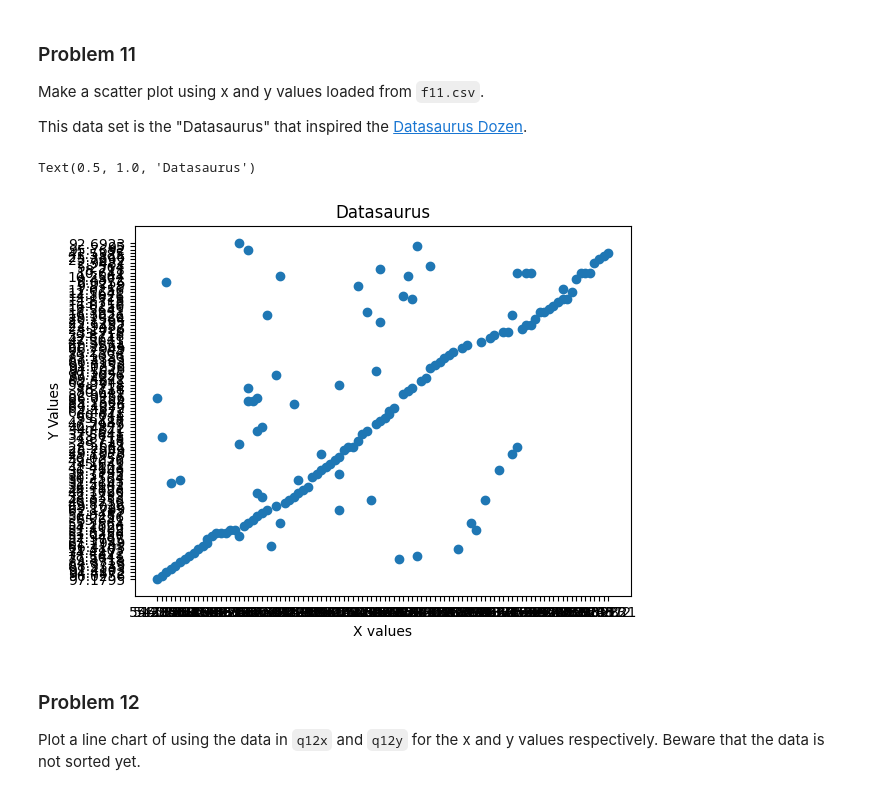
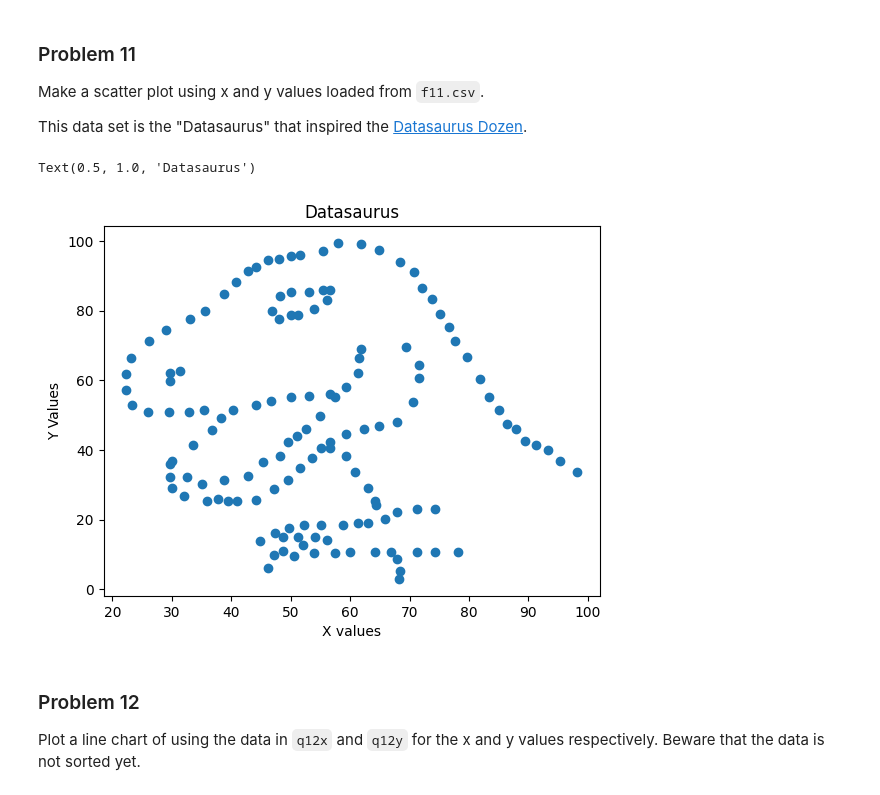
Before and after one commit to bvanson/dx602-homework-05, a Jupyter notebook: homeworTest.ipynb, the cells around one changed output. Drawn from its saved outputs; the diff is of its cells as text; code cells hidden in the pictures.

```diff
--- a/homeworTest.ipynb
+++ b/homeworTest.ipynb
@@ -363,27 +363,27 @@ This data set is the "Datasaurus" that inspired the [Datasaurus Dozen](https://w
 # %%
 # YOUR CHANGES HERE
 
 import csv
 
 x = []
 y = []
 
 with open('f11.csv') as file:
     # get header out of the way
     header = file.readline()
 
     reader = csv.reader(file)
     for row in reader:
-        x.append(row[1])
-        y.append(row[2])
+        x.append(float(row[1]))
+        y.append(float(row[2]))
 
 plt.scatter(x,y)
 plt.xlabel('X values')
 plt.ylabel('Y Values')
 plt.title('Datasaurus')
 # %% [output]
 Text(0.5, 1.0, 'Datasaurus')
-[figure, old version]
+[figure, new version]
 # %% [markdown]
 ### Problem 12
 
```
Also changed, not shown: parts of 3 cells of this notebook.
